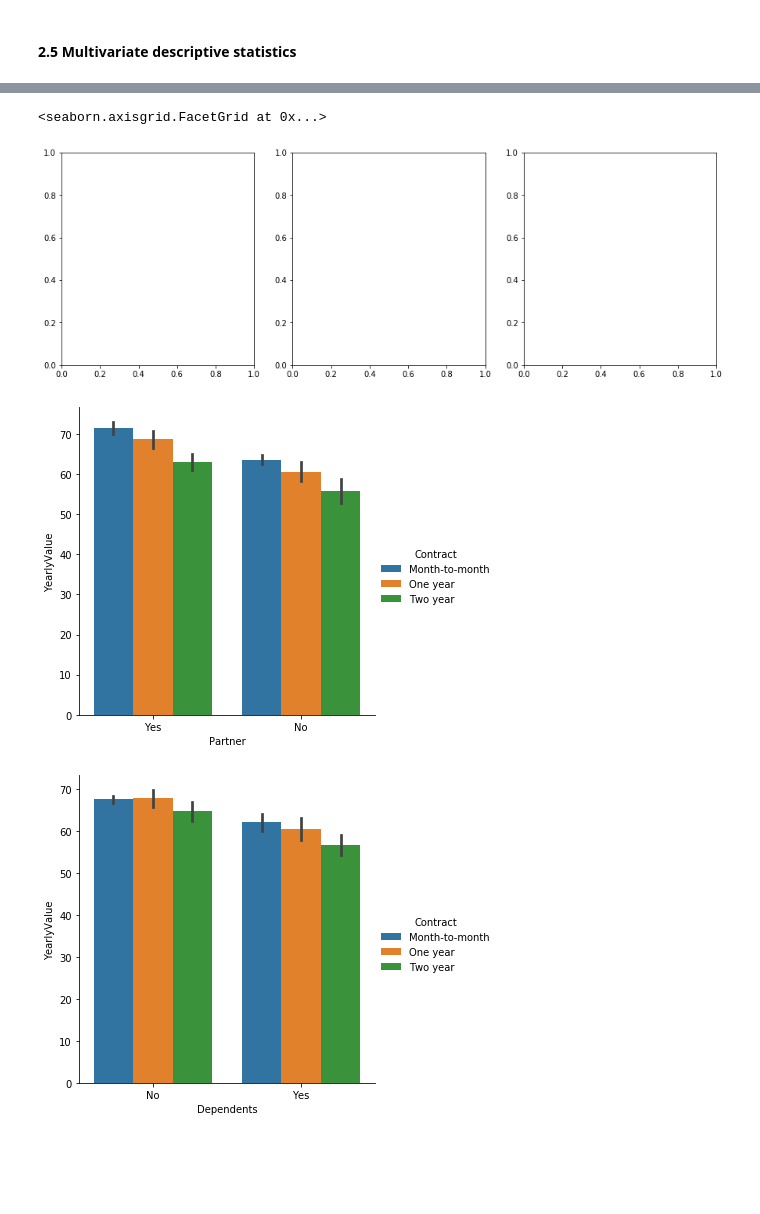
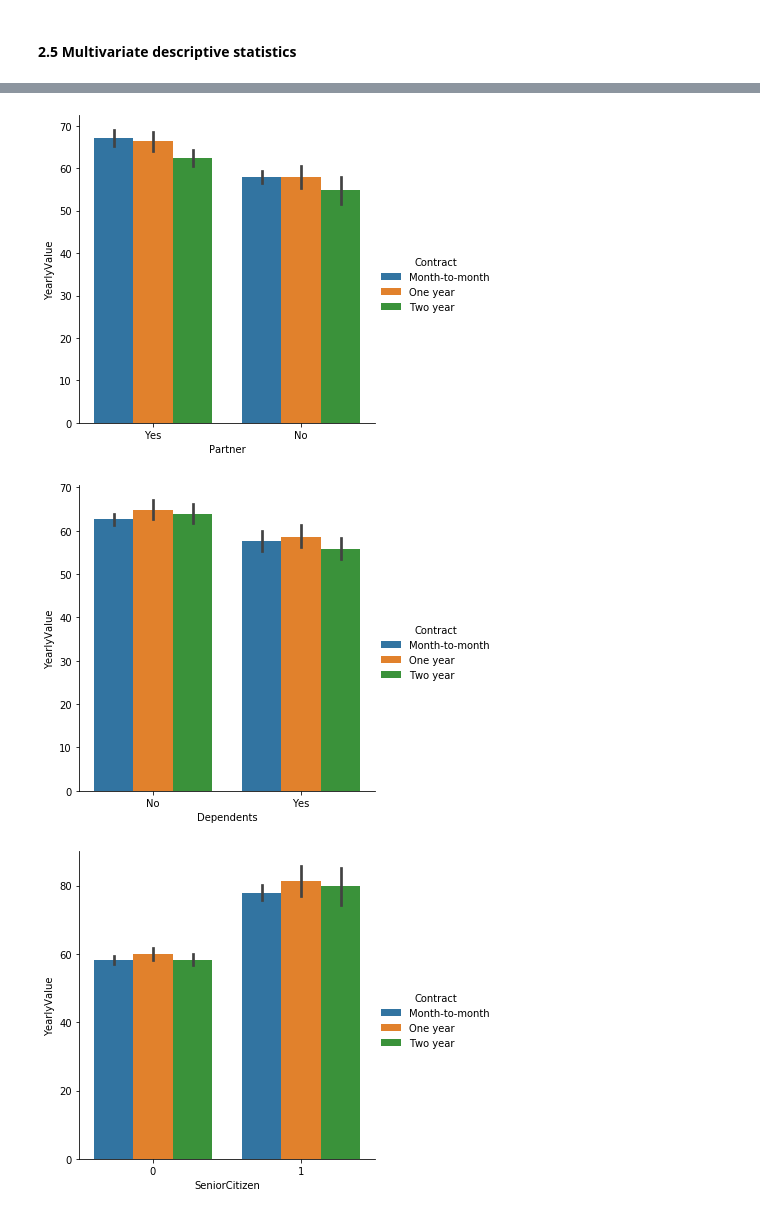
Before and after one commit to JulesTriomphe/dsip, a Jupyter notebook: PS1/ps01.ipynb, the cells around one changed output, grey strips where cells are left out. Cells and saved outputs as stored; diff of their text form; code cells hidden in the pictures; blank space fills up the shorter version.

```diff
--- a/PS1/ps01.ipynb
+++ b/PS1/ps01.ipynb
@@ -365,10 +377,9 @@ sns.catplot(x="InternetService", y="MonthlyCharges", kind="bar", hue="Contract",
 # %%
-clients_df["YearlyValue"] = clients_df["TotalCharges"].astype(float)/clients_df["tenure"].astype(float)
+clients_df_loyal["YearlyValue"] = clients_df_loyal["TotalCharges"].astype(float)/clients_df_loyal["tenure"].astype(float)
 
-fig, ax = plt.subplots(1,3,figsize=(15,5))
-sns.catplot(x="StreamingTV", y="YearlyValue", kind="bar", hue="Contract", data=clients_df, ax=ax[0])
-sns.catplot(x="PhoneService", y="YearlyValue", kind="bar", hue="Contract", data=clients_df, ax=ax[1])
-sns.catplot(x="InternetService", y="YearlyValue", kind="bar", hue="Contract", data=clients_df, ax=ax[2])
+sns.catplot(x="StreamingTV", y="YearlyValue", kind="bar", hue="Contract", data=clients_df_loyal)
+sns.catplot(x="PhoneService", y="YearlyValue", kind="bar", hue="Contract", data=clients_df_loyal)
+sns.catplot(x="InternetService", y="YearlyValue", kind="bar", hue="Contract", data=clients_df_loyal);
 #plt.close()
 #plt.close()
 #plt.close()
@@ -381,10 +394,8 @@ sns.catplot(x="InternetService", y="YearlyValue", kind="bar", hue="Contract", da
 # %%
-fig, ax = plt.subplots(1,3,figsize=(15,5))
-sns.catplot(x="Partner", y="YearlyValue", kind="bar", hue="Contract", data=clients_df, ax=ax[0])
-sns.catplot(x="Dependents", y="YearlyValue", kind="bar", hue="Contract", data=clients_df, ax=ax[1])
-sns.catplot(x="SeniorCitizen", y="YearlyValue", kind="bar", hue="Contract", data=clients_df,ax=ax[2])
+sns.catplot(x="Partner", y="YearlyValue", kind="bar", hue="Contract", data=clients_df_loyal)
+sns.catplot(x="Dependents", y="YearlyValue", kind="bar", hue="Contract", data=clients_df_loyal)
+sns.catplot(x="SeniorCitizen", y="YearlyValue", kind="bar", hue="Contract", data=clients_df_loyal);
 # %% [output]
-<seaborn.axisgrid.FacetGrid at 0x...>
-[figure, old version]
+[figure, new version]
-[figure, old version]
+[figure, new version]
-[figure, old version]
+[figure, new version]
```
Also changed, not shown: parts of 30 cells of this notebook.
